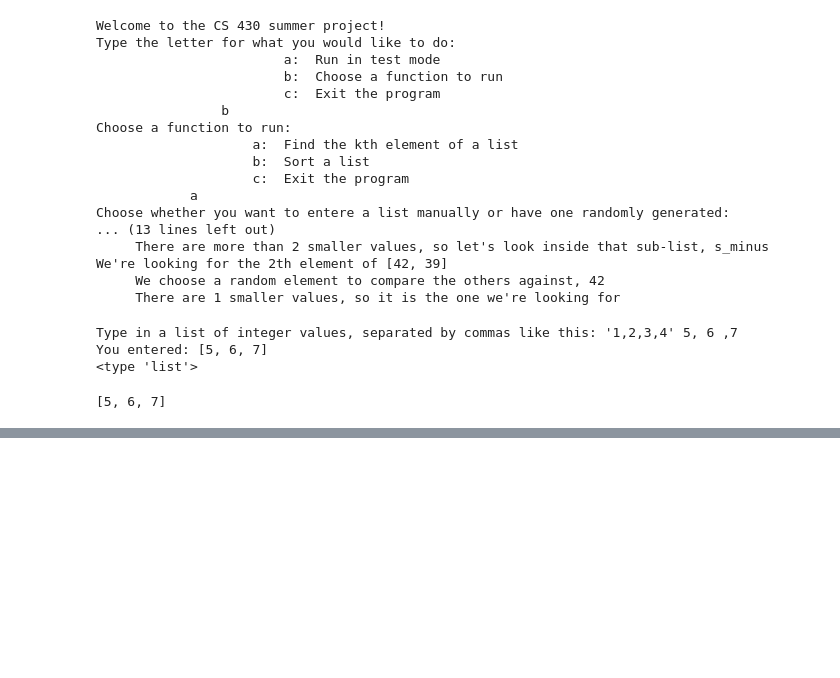
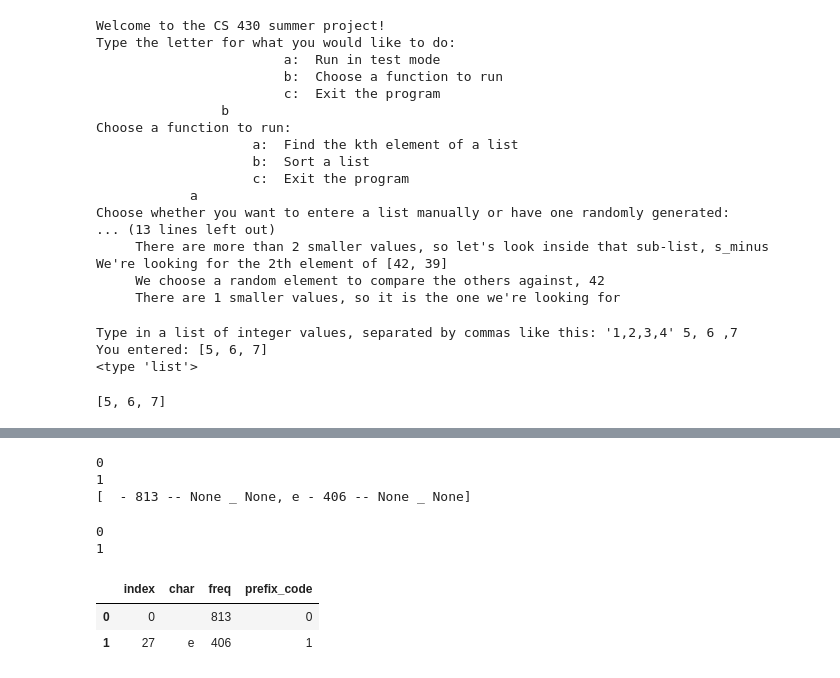
Before and after one commit to eleefoley/Huffman_Encoding_Decoding, a Jupyter notebook: notebooks/working_notes.ipynb, the cells around one changed output, grey strips where cells are left out. Drawn from its saved outputs; the diff is of its cells as text; code cells hidden in the pictures; blank space fills up the shorter version.

```diff
--- a/notebooks/working_notes.ipynb
+++ b/notebooks/working_notes.ipynb
@@ -445,0 +605,8 @@ You entered: [5, 6, 7]
+# %%
+data = textfile_to_str()
+count_df = str_to_count_df(data)
+
+node_queue = []
+for i,row in count_df.head().iterrows():
+    node_queue.append(Node(row['char'], row['freq']))
+print node_queue
@@ -445,0 +696,4 @@ You entered: [5, 6, 7]
+# %%
+data = textfile_to_str()
+count_df = str_to_count_df(data)
+count_df['prefix_code'] = None
@@ -445,0 +710,27 @@ You entered: [5, 6, 7]
+# %%
+node_list = []
+count_df = count_df.head(2)
+if len(count_df['char']) <= 2:
+    for i, row in count_df.iterrows():
+        new_node = Node(row['char'], row['freq'])
+        new_node.set_prefix_part(i)
+        node_list.append(new_node)
+        print(i)
+
+print(node_list)
+# %% [output]
+0
+1
+[  - 813 -- None _ None, e - 406 -- None _ None]
+# %%
+small_df = count_df.head(2)
+if len(small_df['char']) <= 2:
+   for i,row in small_df.iterrows():
+        small_df.loc[i,'prefix_code']  =  i
+small_df
+# %% [output]
+0
+1
+|  | index | char | freq | prefix_code |
+| 0 | 0 |  | 813 | 0 |
+| 1 | 27 | e | 406 | 1 |
```
Also changed, not shown: parts of 16 cells of this notebook, 1 other file.
